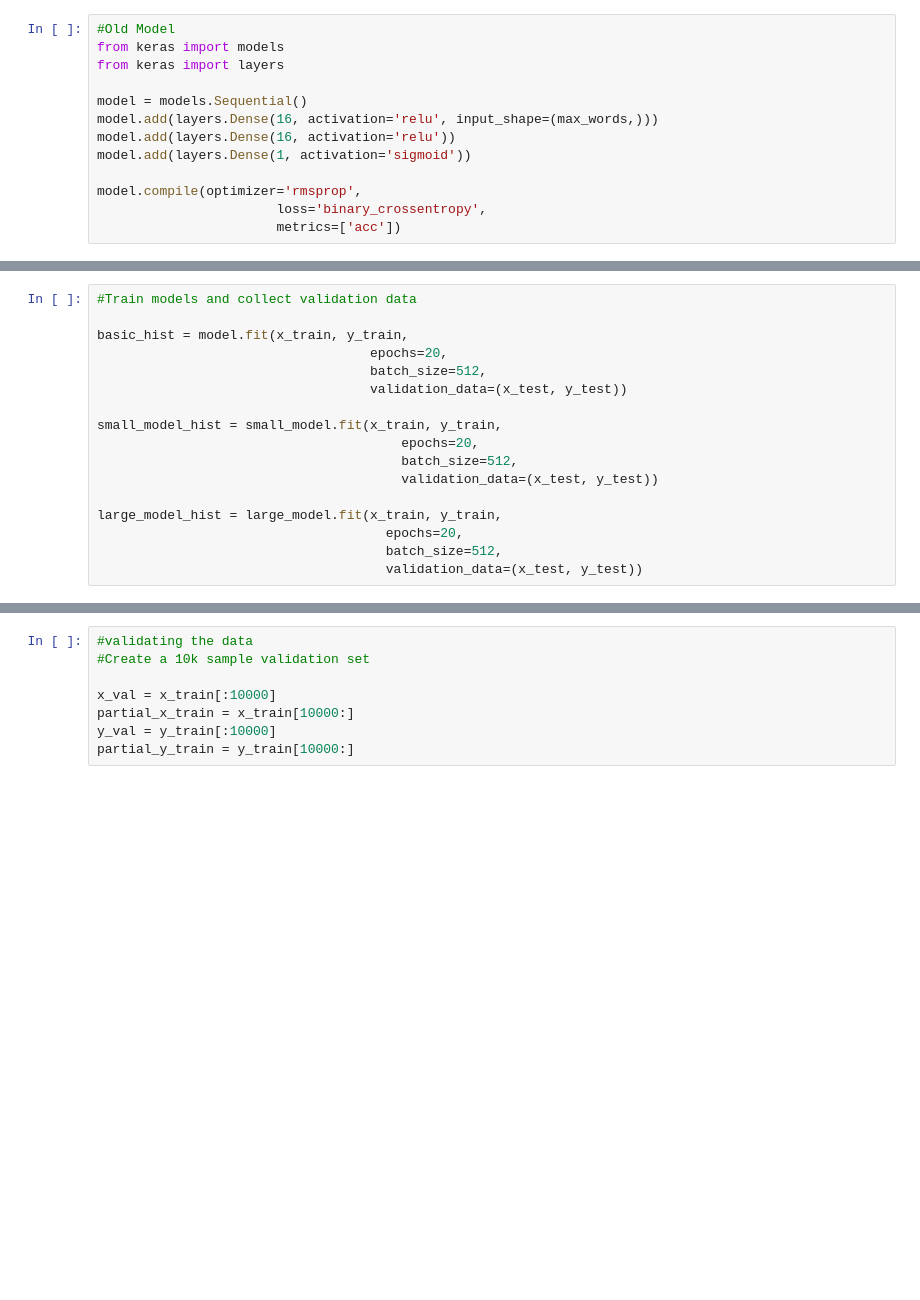
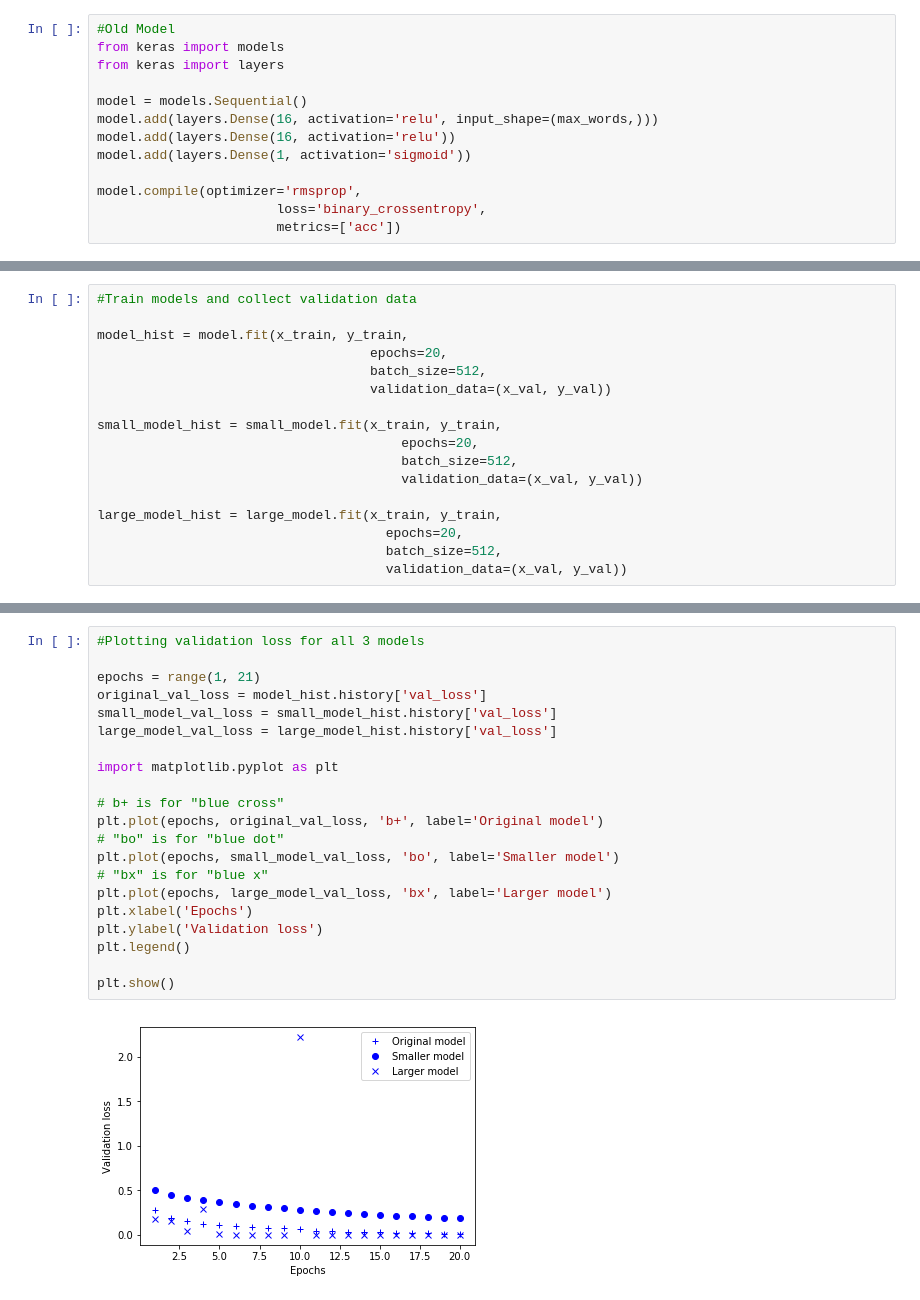
Before and after one commit to sgywhetstone/Deep-Learning-Workbooks, a Jupyter notebook: CholletC4IMDBClass.ipynb, the cells around one changed output, grey strips where cells are left out. Drawn from its saved outputs; the diff is of its cells as text; blank space fills up the shorter version.

```diff
--- a/CholletC4IMDBClass.ipynb
+++ b/CholletC4IMDBClass.ipynb
@@ -76,18 +86,18 @@ model.compile(optimizer='rmsprop',
 # %%
 #Train models and collect validation data
 
-basic_hist = model.fit(x_train, y_train,
+model_hist = model.fit(x_train, y_train,
                                    epochs=20,
                                    batch_size=512,
-                                   validation_data=(x_test, y_test))
+                                   validation_data=(x_val, y_val))
 
 small_model_hist = small_model.fit(x_train, y_train,
                                        epochs=20,
                                        batch_size=512,
-                                       validation_data=(x_test, y_test))
+                                       validation_data=(x_val, y_val))
 
 large_model_hist = large_model.fit(x_train, y_train,
                                      epochs=20,
                                      batch_size=512,
-                                     validation_data=(x_test, y_test))
+                                     validation_data=(x_val, y_val))
 # %% [output]
@@ -112,8 +121,23 @@ KeyboardInterrupt: ignored
-# %%
-#validating the data
-#Create a 10k sample validation set
-
-x_val = x_train[:10000]
-partial_x_train = x_train[10000:]
-y_val = y_train[:10000]
-partial_y_train = y_train[10000:]
+# %%
+#Plotting validation loss for all 3 models
+
+epochs = range(1, 21)
+original_val_loss = model_hist.history['val_loss']
+small_model_val_loss = small_model_hist.history['val_loss']
+large_model_val_loss = large_model_hist.history['val_loss']
+
+import matplotlib.pyplot as plt
+
+# b+ is for "blue cross"
+plt.plot(epochs, original_val_loss, 'b+', label='Original model')
+# "bo" is for "blue dot"
+plt.plot(epochs, small_model_val_loss, 'bo', label='Smaller model')
+# "bx" is for "blue x"
+plt.plot(epochs, large_model_val_loss, 'bx', label='Larger model')
+plt.xlabel('Epochs')
+plt.ylabel('Validation loss')
+plt.legend()
+
+plt.show()
+# %% [output]
+[figure, added]
```
Also changed, not shown: parts of 23 cells of this notebook.
